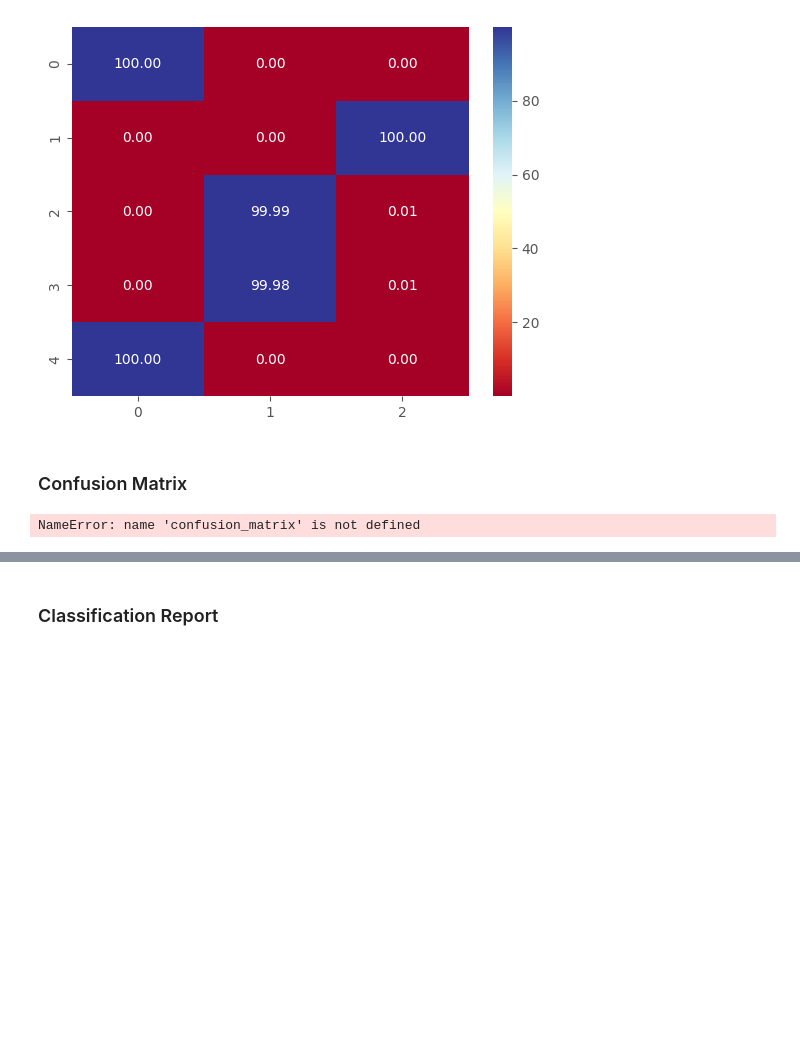
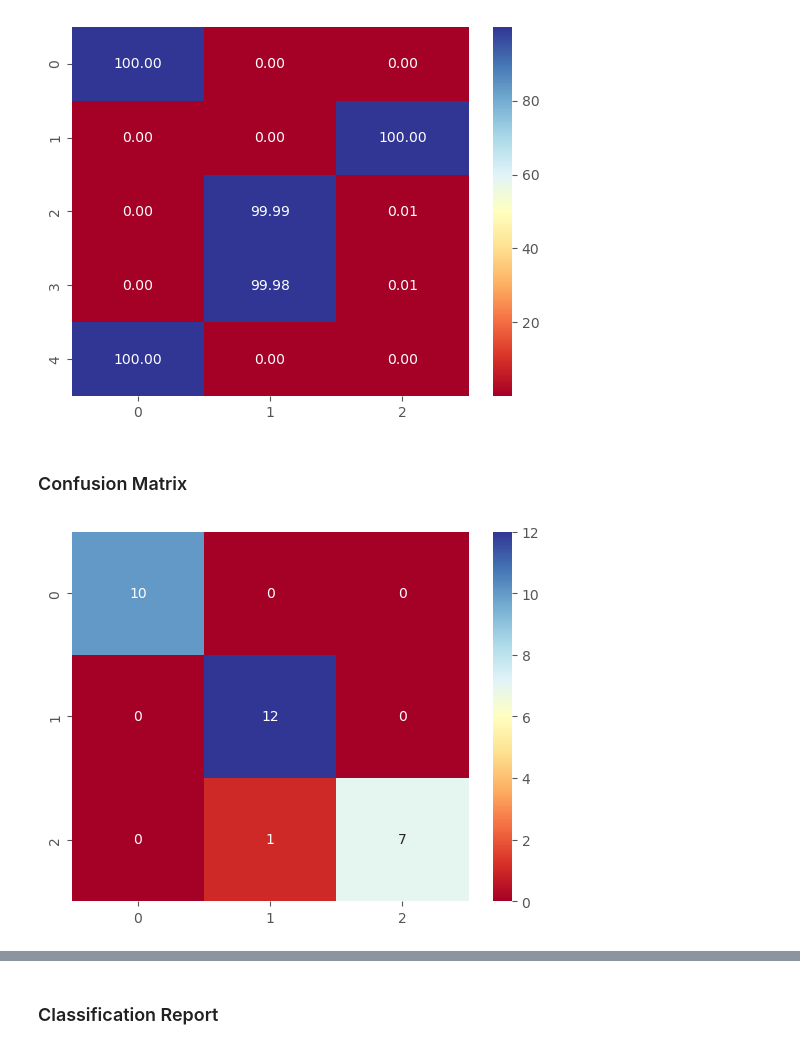
Before and after one commit to thaiduongngo/sunrise-notebooks, a Jupyter notebook: notebooks/ml_ensemble.ipynb, the cells around one changed output, grey strips where cells are left out. Saved outputs shown, nothing was run; the diff lists cells and outputs as text; code cells hidden in the pictures; blank space fills up the shorter version.

Commit message:
Correct errors.

```diff
--- a/notebooks/ml_ensemble.ipynb
+++ b/notebooks/ml_ensemble.ipynb
@@ -498,8 +499,8 @@ sns.heatmap(y1_gbc_p[:TOP_K], annot=True, cmap=COLOR_MAP, fmt=".2f");
 # %% [markdown]
 ### Confusion Matrix
 # %%
-cm1_rfc = confusion_matrix(y_true=y1_test, y_pred=y1_rfc_pred)
+cm1_rfc = metrics.confusion_matrix(y_true=y1_test, y_pred=y1_rfc_pred)
 sns.heatmap(cm1_rfc, annot=True, cmap=COLOR_MAP, fmt=".0f");
 # %% [output]
-NameError: name 'confusion_matrix' is not defined
+[figure, added]
 # %%
```
Also changed, not shown: parts of 18 cells of this notebook.
